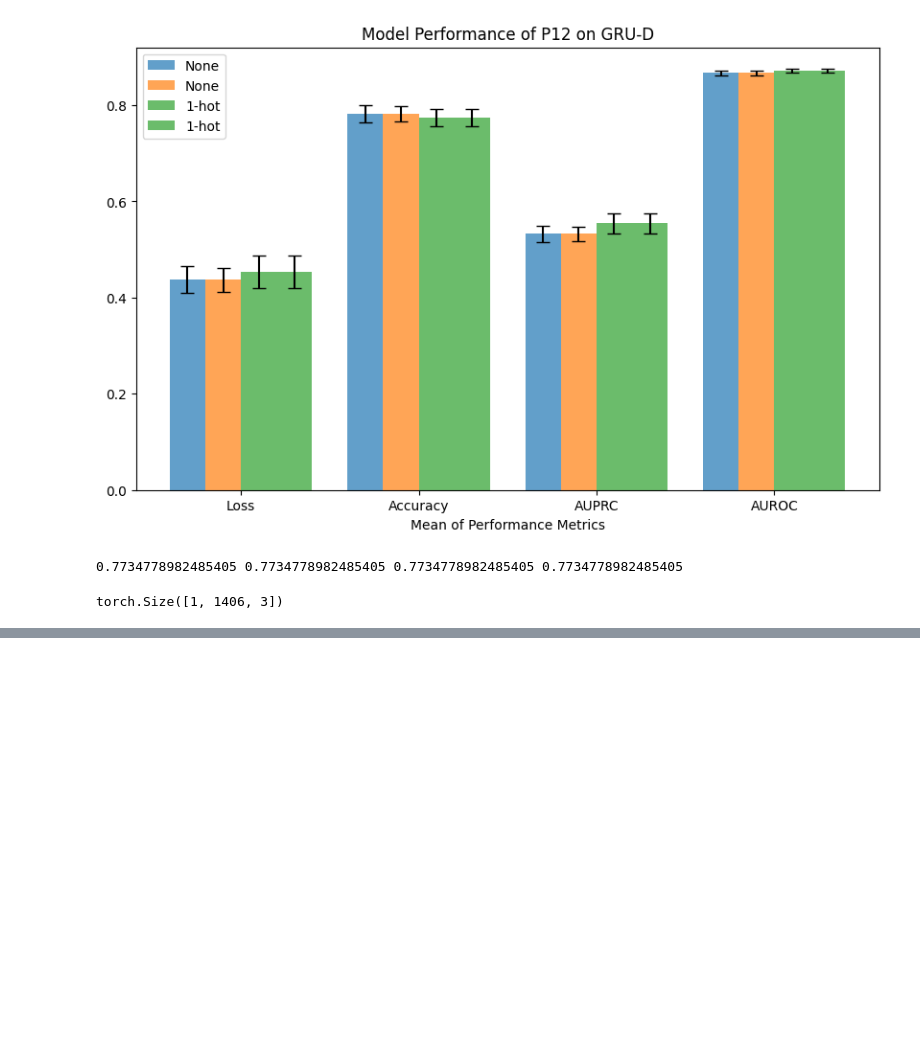
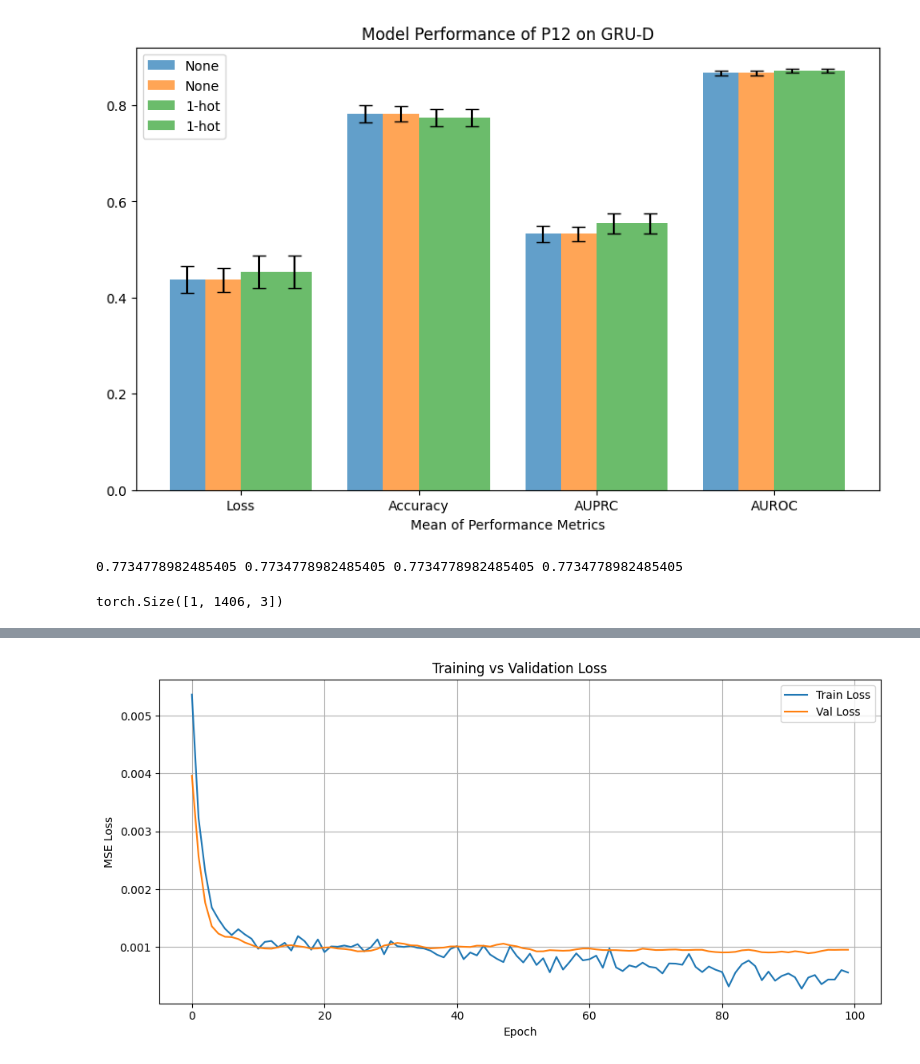
Before and after one commit to Katja-Jagd/EHR_sensor_representations, a Jupyter notebook: scripts/notebooks/data_inspection.ipynb, the cells around one changed output, grey strips where cells are left out. Cells and saved outputs as stored; diff of their text form; code cells hidden in the pictures; blank space fills up the shorter version.

```diff
--- a/scripts/notebooks/data_inspection.ipynb
+++ b/scripts/notebooks/data_inspection.ipynb
@@ -509,0 +605,96 @@ torch.Size([1, 1406, 3])
+# %%
+# Step 1: Install PyTorch if not already installed
+# !pip install torch matplotlib
+
+import numpy as np
+import torch
+import torch.nn as nn
+import torch.optim as optim
+from torch.utils.data import DataLoader, TensorDataset, random_split
+import matplotlib.pyplot as plt
+
+# Step 2: Load your data
+# Replace this with your actual array
+#data = np.random.rand(37, 384).astype(np.float32)  # Dummy array
+data = embeddings
+tensor_data = torch.tensor(data)
+
+# Step 3: Train/val split
+val_ratio = 0.2
+val_size = int(len(tensor_data) * val_ratio)
+train_size = len(tensor_data) - val_size
+
+train_dataset, val_dataset = random_split(tensor_data, [train_size, val_size])
+train_loader = DataLoader(train_dataset, batch_size=8, shuffle=True)
+val_loader = DataLoader(val_dataset, batch_size=8, shuffle=False)
+
+# Step 4: Define the autoencoder
+class Autoencoder(nn.Module):
+    def __init__(self, input_dim=384, embedding_dim=37):
+        super(Autoencoder, self).__init__()
+        self.encoder = nn.Sequential(
+            nn.Linear(input_dim, 128),
+            nn.ReLU(),
+            nn.Linear(128, embedding_dim),
+        )
+        self.decoder = nn.Sequential(
+            nn.Linear(embedding_dim, 128),
+            nn.ReLU(),
+            nn.Linear(128, input_dim),
+        )
+
+    def forward(self, x):
+        embedding = self.encoder(x)
+        reconstructed = self.decoder(embedding)
+        return reconstructed
+
+model = Autoencoder()
+criterion = nn.MSELoss()
+optimizer = optim.Adam(model.parameters(), lr=0.001)
+
+# Step 5: Training loop with validation
+num_epochs = 100
+train_losses = []
+val_losses = []
+
+for epoch in range(num_epochs):
+    model.train()
+    running_train_loss = 0.0
+    for batch in train_loader:
+        x = batch[0]
+        optimizer.zero_grad()
+        output = model(x)
+        loss = criterion(output, x)
+        loss.backward()
+        optimizer.step()
+        running_train_loss += loss.item()
+
+    model.eval()
+    running_val_loss = 0.0
+    with torch.no_grad():
+        for batch in val_loader:
+            x = batch[0]
+            output = model(x)
+            loss = criterion(output, x)
+            running_val_loss += loss.item()
+
+    avg_train_loss = running_train_loss / len(train_loader)
+    avg_val_loss = running_val_loss / len(val_loader)
+    train_losses.append(avg_train_loss)
+    val_losses.append(avg_val_loss)
+
+    if (epoch + 1) % 10 == 0 or epoch == 0:
+        print(f"Epoch {epoch+1}/{num_epochs} — Train Loss: {avg_train_loss:.4f}, Val Loss: {avg_val_loss:.4f}")
+
+# Step 6: Plot training & validation loss
+plt.figure(figsize=(10, 5))
+plt.plot(train_losses, label="Train Loss")
+plt.plot(val_losses, label="Val Loss")
+plt.xlabel("Epoch")
+plt.ylabel("MSE Loss")
+plt.title("Training vs Validation Loss")
+plt.legend()
+plt.grid(True)
+plt.tight_layout()
+plt.show()
+# %% [output]
@@ -509,0 +712 @@ torch.Size([1, 1406, 3])
+[figure, added]
```
Also changed, not shown: parts of 34 cells of this notebook, 4 other files.
